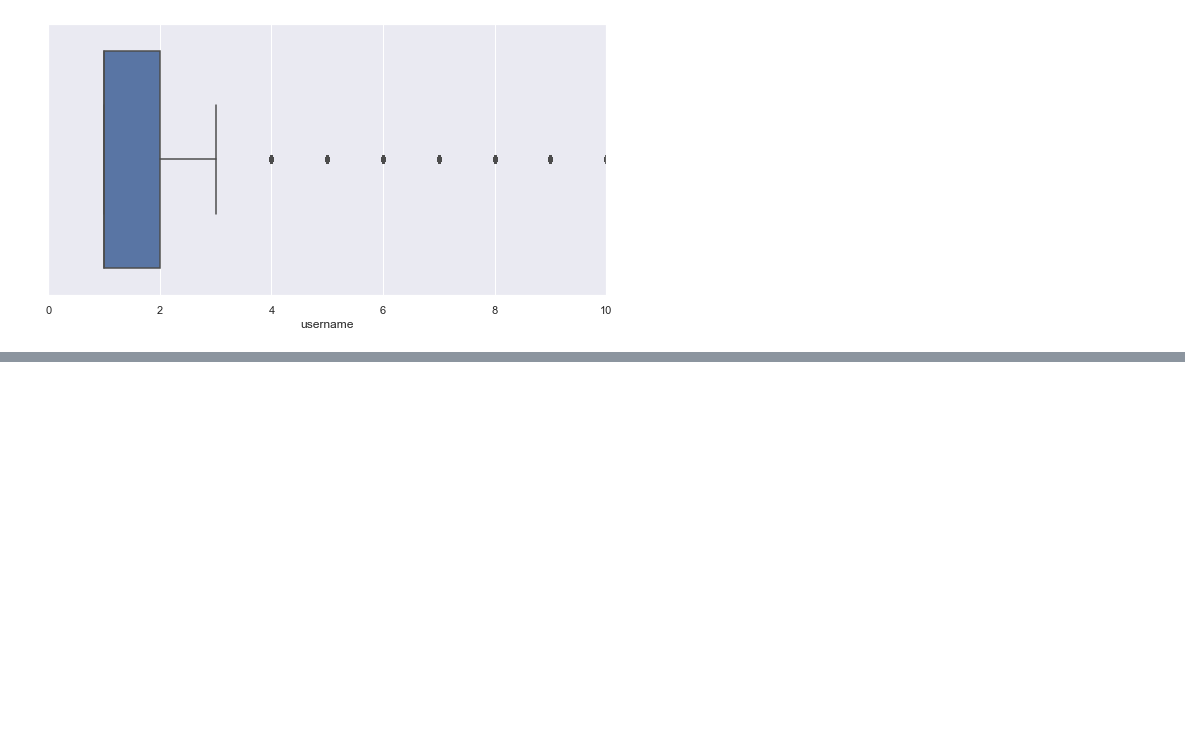
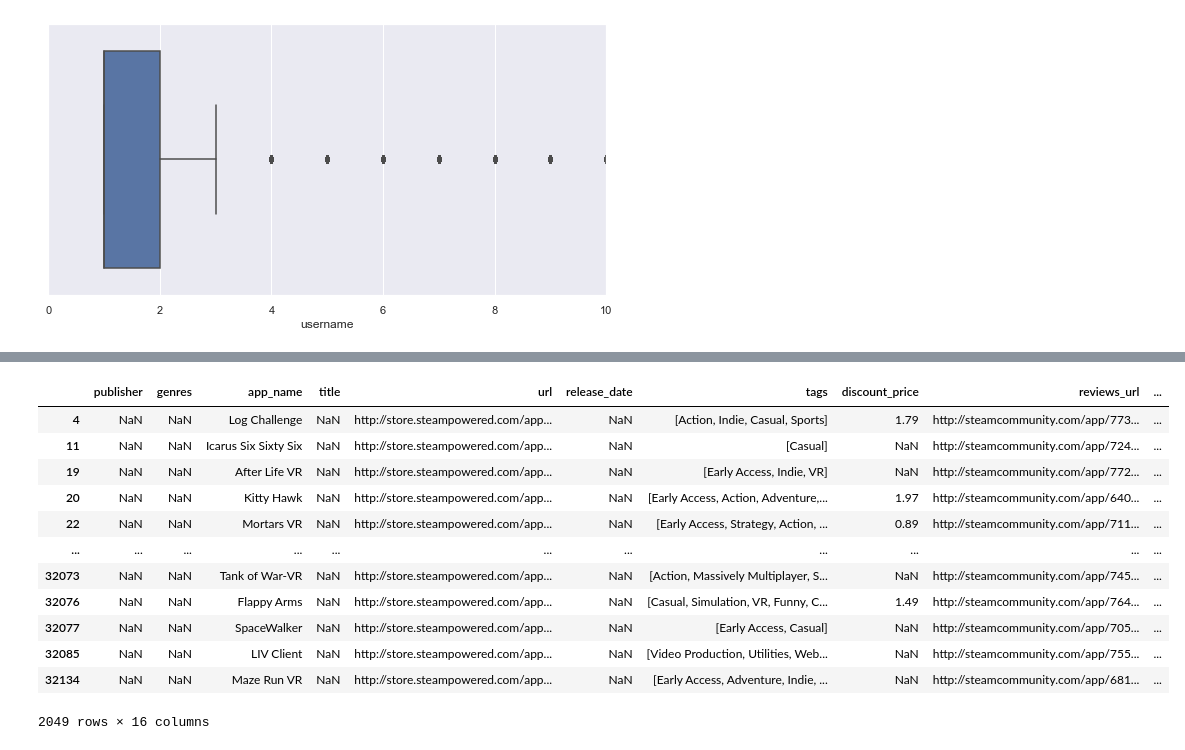
Before and after one commit to franpossetto/acamica-ds-spr3, a Jupyter notebook: Data_pre-proccesing_2.ipynb, the cells around one changed output, grey strips where cells are left out. Cells and saved outputs as stored; diff of their text form; code cells hidden in the pictures; blank space fills up the shorter version.

Commit message:
add logic to handle missing titles

```diff
--- a/Data_pre-proccesing_2.ipynb
+++ b/Data_pre-proccesing_2.ipynb
@@ -26,7 +26,7 @@ def parse(path):
         yield eval(l)
 
 data_games = []
-for l in parse('C:\\Users\\Tati\\source\\repos\\acamica-ds-spr3\\steam_games.json.gz'):
+for l in parse('C:\\Users\\Tati\\source\\repos\\acamica-datasets\steam_games.json.gz'):
         data_games.append(l)
 # %%
 data_games = pd.DataFrame(data_games)
@@ -211,0 +231,3 @@ ax.set_xlim([0,10])
+# %%
+data_games.drop_duplicates(subset ="id",
+                     keep = False, inplace = True)
@@ -211,0 +262,16 @@ ax.set_xlim([0,10])
+# %%
+data_games[data_games.title.isna()]
+# %% [output]
+|  | publisher | genres | app_name | title | url | release_date | tags | discount_price | reviews_url | ... |
+| 4 | NaN | NaN | Log Challenge | NaN | http://store.steampowered.com/app... | NaN | [Action, Indie, Casual, Sports] | 1.79 | http://steamcommunity.com/app/773... | ... |
+| 11 | NaN | NaN | Icarus Six Sixty Six | NaN | http://store.steampowered.com/app... | NaN | [Casual] | NaN | http://steamcommunity.com/app/724... | ... |
+| 19 | NaN | NaN | After Life VR | NaN | http://store.steampowered.com/app... | NaN | [Early Access, Indie, VR] | NaN | http://steamcommunity.com/app/772... | ... |
+| 20 | NaN | NaN | Kitty Hawk | NaN | http://store.steampowered.com/app... | NaN | [Early Access, Action, Adventure,... | 1.97 | http://steamcommunity.com/app/640... | ... |
+| 22 | NaN | NaN | Mortars VR | NaN | http://store.steampowered.com/app... | NaN | [Early Access, Strategy, Action, ... | 0.89 | http://steamcommunity.com/app/711... | ... |
+| ... | ... | ... | ... | ... | ... | ... | ... | ... | ... | ... |
+| 32073 | NaN | NaN | Tank of War-VR | NaN | http://store.steampowered.com/app... | NaN | [Action, Massively Multiplayer, S... | NaN | http://steamcommunity.com/app/745... | ... |
+| 32076 | NaN | NaN | Flappy Arms | NaN | http://store.steampowered.com/app... | NaN | [Casual, Simulation, VR, Funny, C... | 1.49 | http://steamcommunity.com/app/764... | ... |
+| 32077 | NaN | NaN | SpaceWalker | NaN | http://store.steampowered.com/app... | NaN | [Early Access, Casual] | NaN | http://steamcommunity.com/app/705... | ... |
+| 32085 | NaN | NaN | LIV Client | NaN | http://store.steampowered.com/app... | NaN | [Video Production, Utilities, Web... | NaN | http://steamcommunity.com/app/755... | ... |
+| 32134 | NaN | NaN | Maze Run VR | NaN | http://store.steampowered.com/app... | NaN | [Early Access, Adventure, Indie, ... | NaN | http://steamcommunity.com/app/681... | ... |
+2049 rows × 16 columns
```
Also changed, not shown: parts of 15 cells of this notebook.
